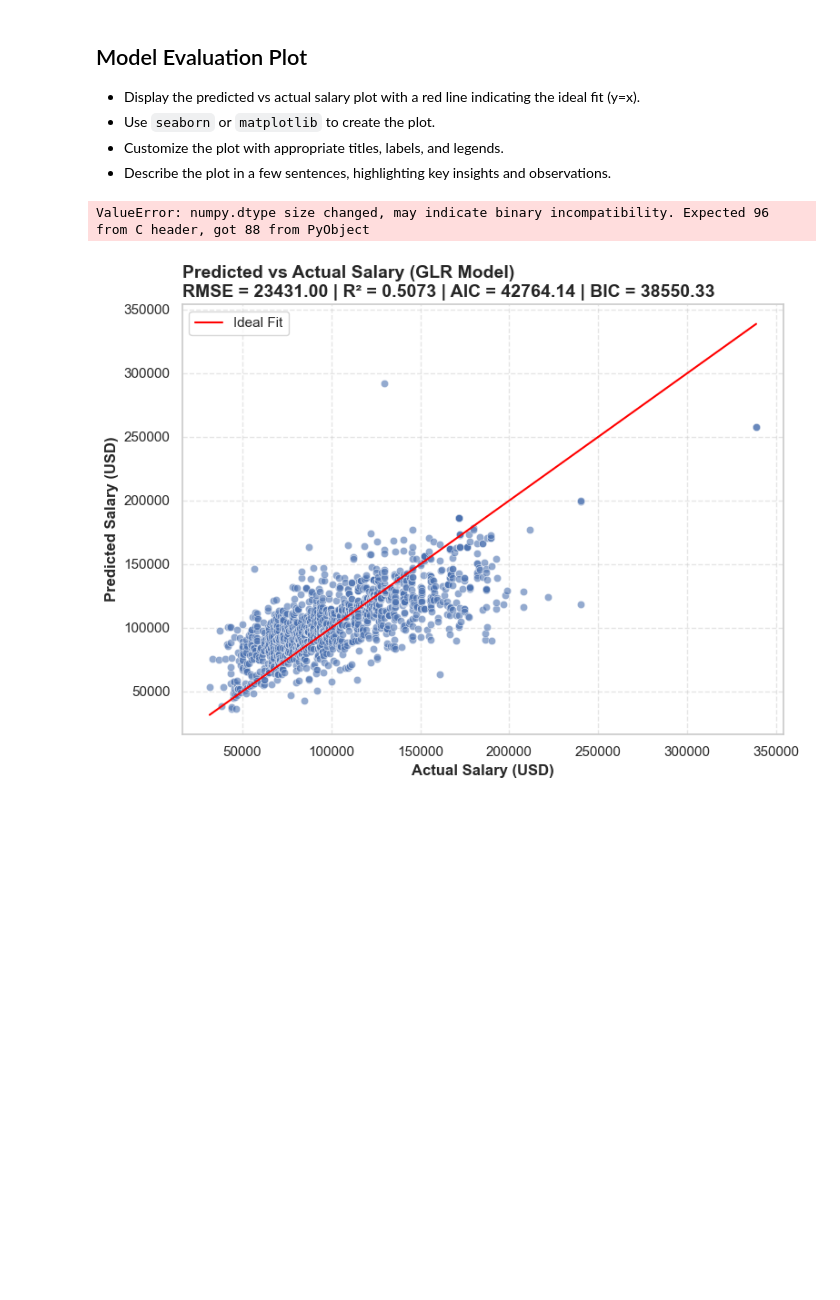
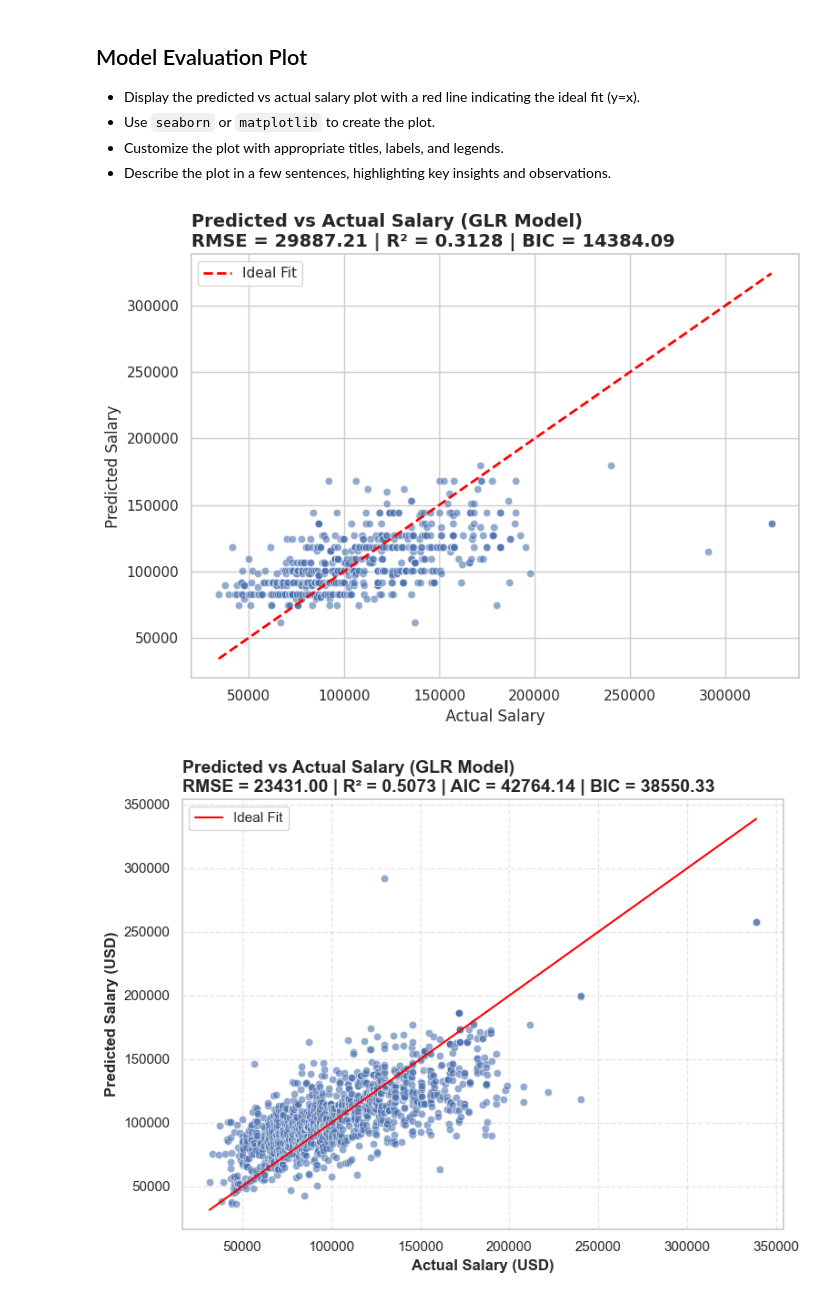
Before and after one commit to met-ad-688/lab08-psukhdev, a Jupyter notebook: lab08-pooja.ipynb, the cells around one changed output. Saved outputs shown, nothing was run; the diff lists cells and outputs as text; code cells hidden in the pictures; blank space fills up the shorter version.

```diff
--- a/lab08-pooja.ipynb
+++ b/lab08-pooja.ipynb
@@ -1049,37 +942,65 @@ rmse =
 - Customize the plot with appropriate titles, labels, and legends.
 - Describe the plot in a few sentences, highlighting key insights and observations.
 # %%
+#| eval: true
+#| echo: false
+
+from pyspark.ml.evaluation import RegressionEvaluator
+from pyspark.sql.functions import col, pow, sqrt, avg
+import numpy as np
 import pandas as pd
 import matplotlib.pyplot as plt
 import seaborn as sns
 
-# Convert predictions from Spark to pandas
+# Step 1: Generate predictions from test data
+pred_glr = lr_model.transform(test_data)
+
+# Step 2: Evaluate R² using RegressionEvaluator
+r2_eval = RegressionEvaluator(predictionCol="prediction", labelCol="SALARY", metricName="r2")
+r2 = r2_eval.evaluate(pred_glr)
+
+# Step 3: Manually calculate RMSE
+residuals_df = pred_glr.withColumn("squared_error", pow(col("SALARY") - col("prediction"), 2))
+rmse = residuals_df.select(sqrt(avg(col("squared_error")))).first()[0]
+
+# Step 4: Calculate BIC
+n = pred_glr.count()                              # Number of observations
+k = len(lr_model.coefficients) + 1                # Features + Intercept
+rss = residuals_df.agg({"squared_error": "sum"}).collect()[0][0]  # Residual Sum of Squares
+bic = n * np.log(rss / n) + k * np.log(n)
+
+# Step 5: Convert predictions to pandas for plotting
 pandas_df = pred_glr.select("SALARY", "prediction").toPandas()
 
-# Plot
+# Step 6: Create the plot
 plt.figure(figsize=(8, 6))
-sns.scatterplot(data=pandas_df, x="SALARY", y="prediction", alpha=0.6)
+sns.set_theme(style="whitegrid")
 
-# Ideal line: y = x
-min_val = min(pandas_df["SALARY"].min(), pandas_df["prediction"].min())
-max_val = max(pandas_df["SALARY"].max(), pandas_df["prediction"].max())
-plt.plot([min_val, max_val], [min_val, max_val], color='red', linewidth=2, label="Ideal Fit")
+# Scatter: Actual vs Predicted
+sns.scatterplot(x="SALARY", y="prediction", data=pandas_df, alpha=0.6)
+
+# Line: Perfect prediction
+plt.plot(
+    [pandas_df["SALARY"].min(), pandas_df["SALARY"].max()],
+    [pandas_df["SALARY"].min(), pandas_df["SALARY"].max()],
+    color='red', linestyle='--', linewidth=2, label="Ideal Fit"
+)
 
 # Title with metrics
 plt.title(f"Predicted vs Actual Salary (GLR Model)\n"
-          f"RMSE = {rmse:.2f} | R² = {r2:.4f} | AIC = {aic if 'aic' in locals() else 'N/A'} | BIC = {bic:.2f}",
+          f"RMSE = {rmse:.2f} | R² = {r2:.4f} | BIC = {bic:.2f}",
           loc="left", fontsize=14, fontweight="bold")
 
-plt.xlabel("Actual Salary (USD)")
-plt.ylabel("Predicted Salary (USD)")
+plt.xlabel("Actual Salary")
+plt.ylabel("Predicted Salary")
 plt.legend()
 plt.tight_layout()
 
-# Save figure
+# Save the figure
 plt.savefig("_output/glr_predicted_vs_actual.png", dpi=300)
 plt.show()
 # %% [output]
-ValueError: numpy.dtype size changed, may indicate binary incompatibility. Expected 96 from C header, got 88 from PyObject
+[figure, added]
 # %%
 #| eval: true
 #| echo: false
```
Also changed, not shown: parts of 17 cells of this notebook, 2 other files.
